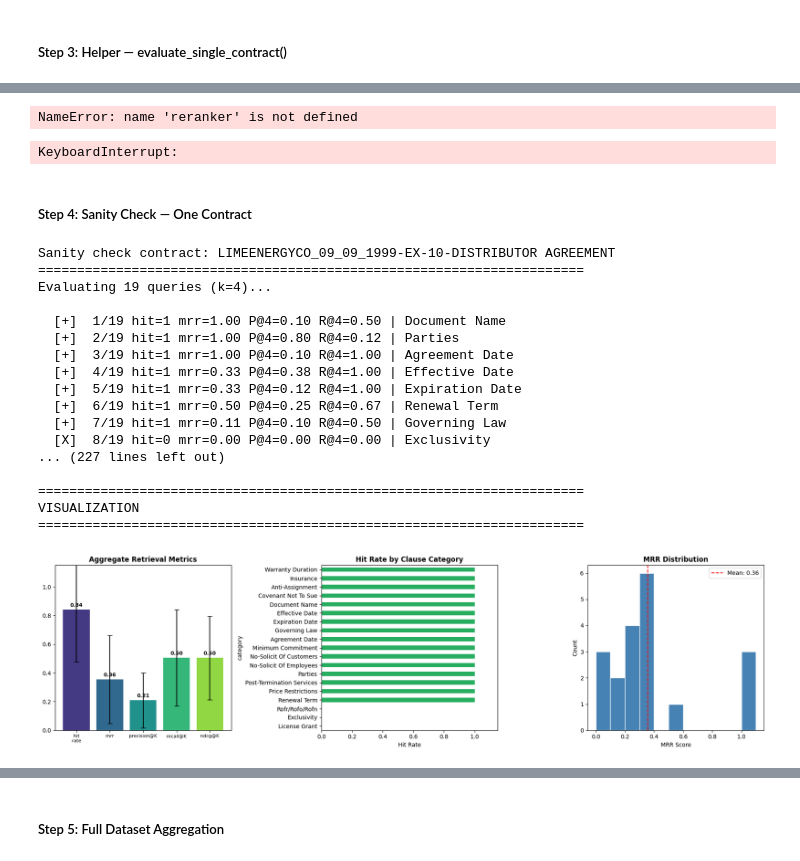
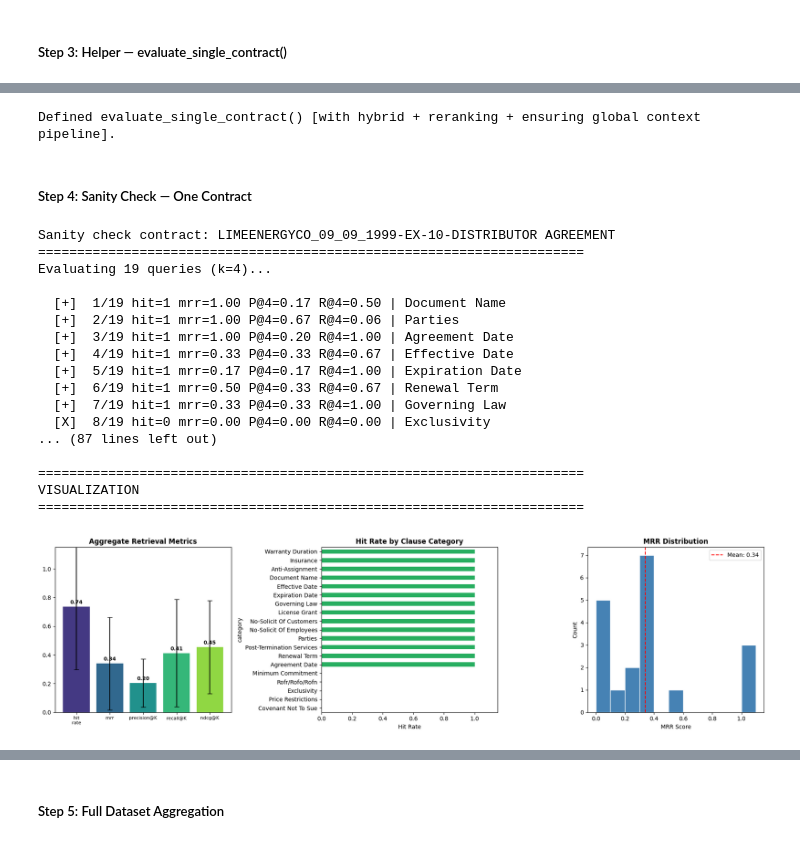
Before and after one commit to riki-11/lawgic, a Jupyter notebook: notebooks/langchain_test.ipynb, the cells around one changed output, grey strips where cells are left out. Cells and saved outputs as stored; diff of their text form; code cells hidden in the pictures.

Commit message:
feat: add reranking to retrieval process.

```diff
--- a/notebooks/langchain_test.ipynb
+++ b/notebooks/langchain_test.ipynb
@@ -1050,8 +1051,3 @@ KeyboardInterrupt:
-# %%
-print(reranker.model)  # should print the model object
-print("Reranker loaded successfully!")
-# %% [output]
-NameError: name 'reranker' is not defined
 # %%
 from langchain_classic.retrievers import EnsembleRetriever
 from langchain_community.retrievers import BM25Retriever
@@ -1114,12 +1110,11 @@ def evaluate_single_contract(
                 print(f"  [SKIP] No eval queries (all impossible): {contract_title[:60]}...")
             return None
 
-        # --- HYBRID SEARCH + GLOBAL CONTEXT + RERANKING ---
+        # --- HYBRID SEARCH + RERANKING + POST-RERANK PINNING ---
         source_value = docs[0].metadata.get('source', pdf_path)
 
-        # Phase 1: Build retrievers with a wider net (fetch_k)
+        # Build retrievers with a wide net
         fetch_k = 20
-
         bm25_retriever = BM25Retriever.from_documents(chunks)
         bm25_retriever.k = fetch_k
 
@@ -1136,26 +1131,27 @@ def evaluate_single_contract(
         global_docs = [chunks[0], chunks[-1]]
 
         def filtered_retrieve(query, num):
-            # Phase 1: Fetch a large candidate pool
-            dynamic_docs = ensemble_retriever.invoke(query)
+            # 1. Fetch wide candidate pool from Ensemble
+            candidates = ensemble_retriever.invoke(query)
 
-            # Phase 2: Merge global docs + dynamic docs, deduplicate
-            all_docs = list(global_docs)
-            seen_contents = {doc.page_content for doc in all_docs}
-            for doc in dynamic_docs:
+            # 2. Rerank ONLY the dynamic candidates
+            pairs = [[query, doc.page_content] for doc in candidates]
+            scores = reranker.predict(pairs, batch_size=32)
+
+            # Sort by score descending, slice to top k
+            scored = sorted(zip(scores, candidates), key=lambda x: x[0], reverse=True)
+            top_candidates = [doc for _, doc in scored[:k]]
+
+            # 3. Pin global context AFTER reranking (never discarded)
+            final_docs = list(global_docs)
+            seen_contents = {doc.page_content for doc in final_docs}
+
+            # 4. Append top reranked candidates, skip duplicates
+            for doc in top_candidates:
                 if doc.page_content not in seen_contents:
                     seen_contents.add(doc.page_content)
-                    all_docs.append(doc)
-
-            # Phase 3: Score with cross-encoder
-            pairs = [[query, doc.page_content] for doc in all_docs]
-            scores = reranker.predict(pairs)
-
-            # Phase 4: Sort by score descending, return top k
-            scored_docs = sorted(
-                zip(scores, all_docs), key=lambda x: x[0], reverse=True
-            )
-            return [doc for _, doc in scored_docs[:k]]
+                    final_docs.append(doc)
+            return final_docs
 
         results = evaluate_retrieval(
             filtered_retrieve, eval_dataset, k=k, chunks=chunks, verbose=verbose
@@ -1173,9 +1169,9 @@ def evaluate_single_contract(
             print(f"  [ERROR] {contract_title[:60]}...: {e}")
         return None
 
-print("Defined evaluate_single_contract() [with hybrid + reranking pipeline].")
+print("Defined evaluate_single_contract() [with hybrid + reranking + ensuring global context pipeline].")
 # %% [output]
-KeyboardInterrupt:
+Defined evaluate_single_contract() [with hybrid + reranking + ensuring global context pipeline].
 # %% [markdown]
 ##### Step 4: Sanity Check — One Contract
 # %%
@@ -1202,40 +1198,40 @@ if sanity_result:
     print("\n" + "=" * 70)
     print("SAMPLE QUERY INSPECTION")
     print("=" * 70)
-    inspect_query(sr, sd, query_idx=1)
+    inspect_query(sr, sd, query_idx=0)
 
     # Show failures
     print("\n" + "=" * 70)
     print("FAILURE ANALYSIS")
     print("=" * 70)
     show_failures(sr, sd)
 
     # Plot results
     print("\n" + "=" * 70)
     print("VISUALIZATION")
     print("=" * 70)
     plot_results(sr)
 
     # Per-query table
     sr['dataframe'][['category', 'hit_rate', 'mrr', 'precision_at_k', 'recall_at_k', 'ndcg_at_k']].round(3)
 else:
     print("Sanity check failed — could not process the contract.")
 # %% [output]
 Sanity check contract: LIMEENERGYCO_09_09_1999-EX-10-DISTRIBUTOR AGREEMENT
 ======================================================================
 Evaluating 19 queries (k=4)...
 
-  [+]  1/19 hit=1 mrr=1.00 P@4=0.10 R@4=0.50 | Document Name
-  [+]  2/19 hit=1 mrr=1.00 P@4=0.80 R@4=0.12 | Parties
-  [+]  3/19 hit=1 mrr=1.00 P@4=0.10 R@4=1.00 | Agreement Date
-  [+]  4/19 hit=1 mrr=0.33 P@4=0.38 R@4=1.00 | Effective Date
-  [+]  5/19 hit=1 mrr=0.33 P@4=0.12 R@4=1.00 | Expiration Date
-  [+]  6/19 hit=1 mrr=0.50 P@4=0.25 R@4=0.67 | Renewal Term
-  [+]  7/19 hit=1 mrr=0.11 P@4=0.10 R@4=0.50 | Governing Law
+  [+]  1/19 hit=1 mrr=1.00 P@4=0.17 R@4=0.50 | Document Name
+  [+]  2/19 hit=1 mrr=1.00 P@4=0.67 R@4=0.06 | Parties
+  [+]  3/19 hit=1 mrr=1.00 P@4=0.20 R@4=1.00 | Agreement Date
+  [+]  4/19 hit=1 mrr=0.33 P@4=0.33 R@4=0.67 | Effective Date
+  [+]  5/19 hit=1 mrr=0.17 P@4=0.17 R@4=1.00 | Expiration Date
+  [+]  6/19 hit=1 mrr=0.50 P@4=0.33 R@4=0.67 | Renewal Term
+  [+]  7/19 hit=1 mrr=0.33 P@4=0.33 R@4=1.00 | Governing Law
   [X]  8/19 hit=0 mrr=0.00 P@4=0.00 R@4=0.00 | Exclusivity
-... (227 lines left out)
+... (87 lines left out)
 
 ======================================================================
 VISUALIZATION
 ======================================================================
-[figure, old version]
+[figure, new version]
```
Also changed, not shown: parts of 9 cells of this notebook.
